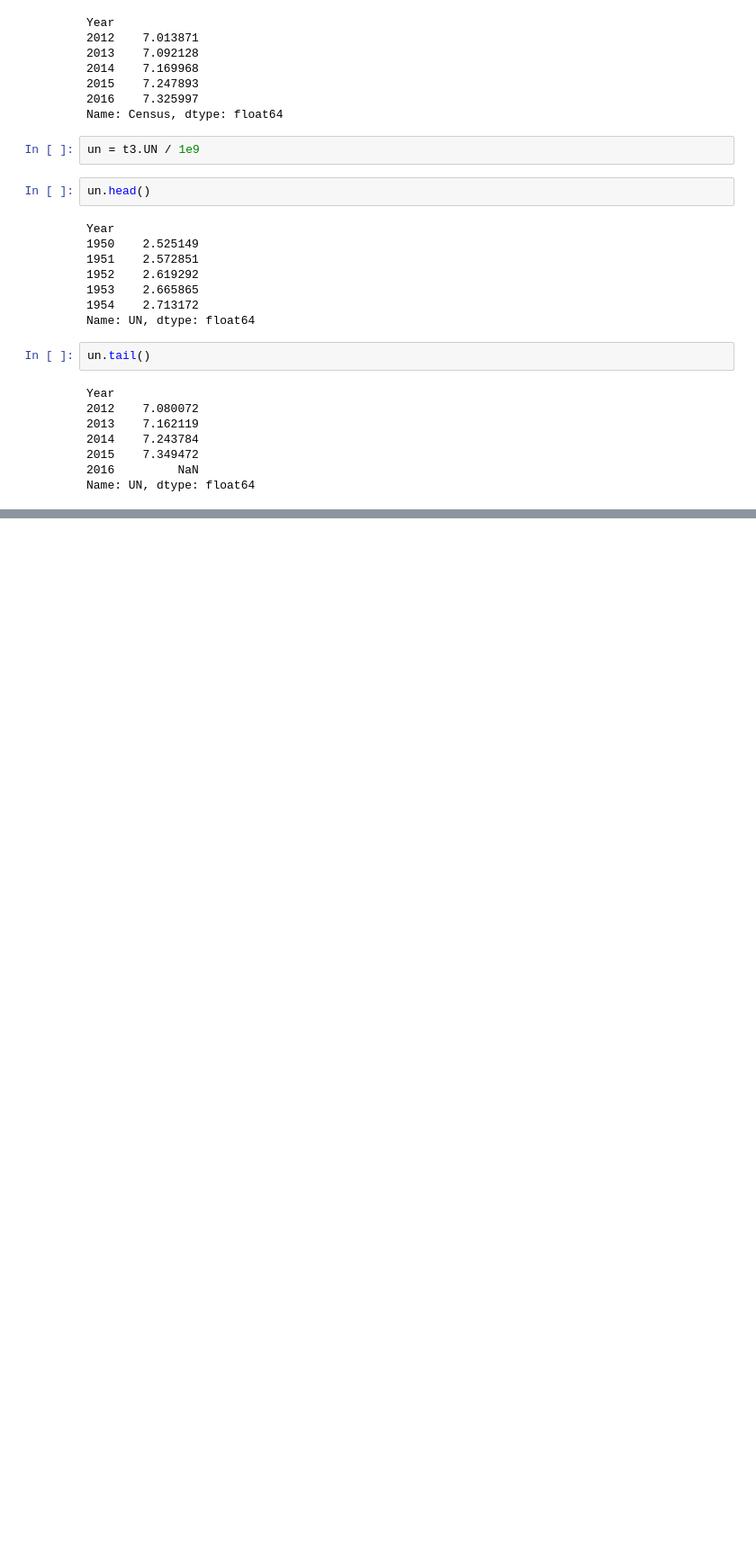
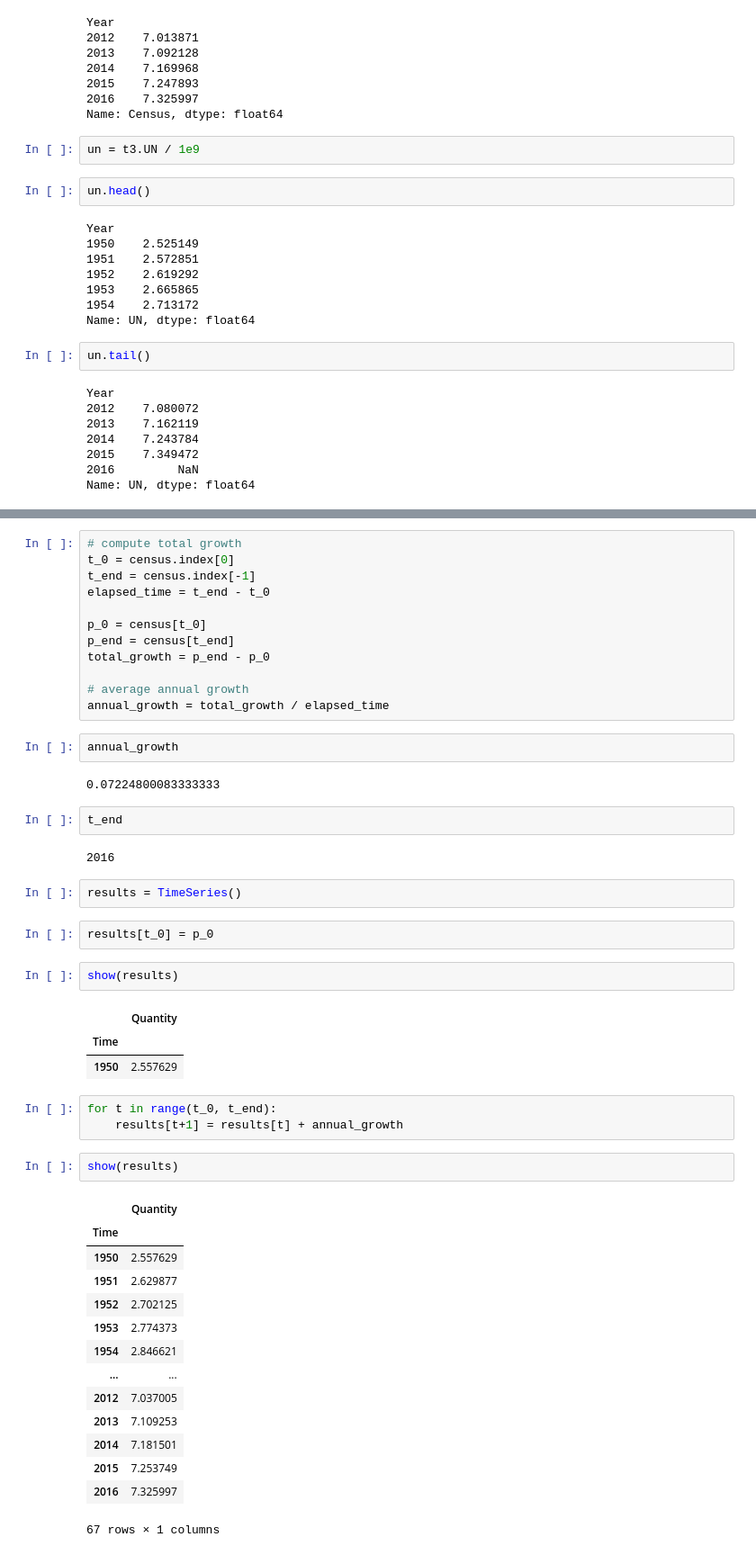
Before and after one commit to kashfifahim/WorldPopulationSim, a Jupyter notebook: Prototype.ipynb, the cells around one changed output, grey strips where cells are left out. Shown: that part at 90% size. Drawn from its saved outputs; the diff is of its cells as text; blank space fills up the shorter version.

```diff
--- a/Prototype.ipynb
+++ b/Prototype.ipynb
@@ -93,0 +180,50 @@ NameError: name 'decorate' is not defined
+# %%
+# compute total growth
+t_0 = census.index[0]
+t_end = census.index[-1]
+elapsed_time = t_end - t_0
+
+p_0 = census[t_0]
+p_end = census[t_end]
+total_growth = p_end - p_0
+
+# average annual growth
+annual_growth = total_growth / elapsed_time
+# %%
+annual_growth
+# %% [output]
+0.07224800083333333
+# %%
+t_end
+# %% [output]
+2016
+# %%
+results = TimeSeries()
+# %%
+results[t_0] = p_0
+# %%
+show(results)
+# %% [output]
+|  | Quantity |
+| Time |  |
+| 1950 | 2.557629 |
+# %%
+for t in range(t_0, t_end):
+    results[t+1] = results[t] + annual_growth
+# %%
+show(results)
+# %% [output]
+|  | Quantity |
+| Time |  |
+| 1950 | 2.557629 |
+| 1951 | 2.629877 |
+| 1952 | 2.702125 |
+| 1953 | 2.774373 |
+| 1954 | 2.846621 |
+| ... | ... |
+| 2012 | 7.037005 |
+| 2013 | 7.109253 |
+| 2014 | 7.181501 |
+| 2015 | 7.253749 |
+| 2016 | 7.325997 |
+67 rows × 1 columns
```
Also changed, not shown: parts of 18 cells of this notebook, 2 other files.
